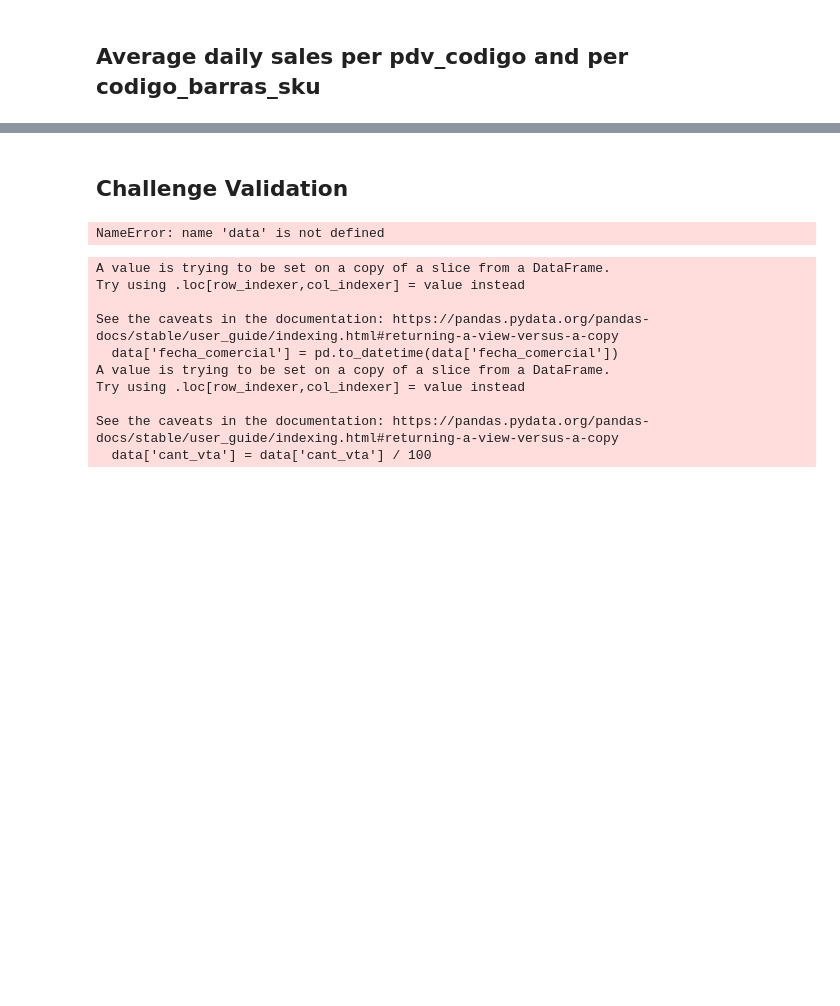
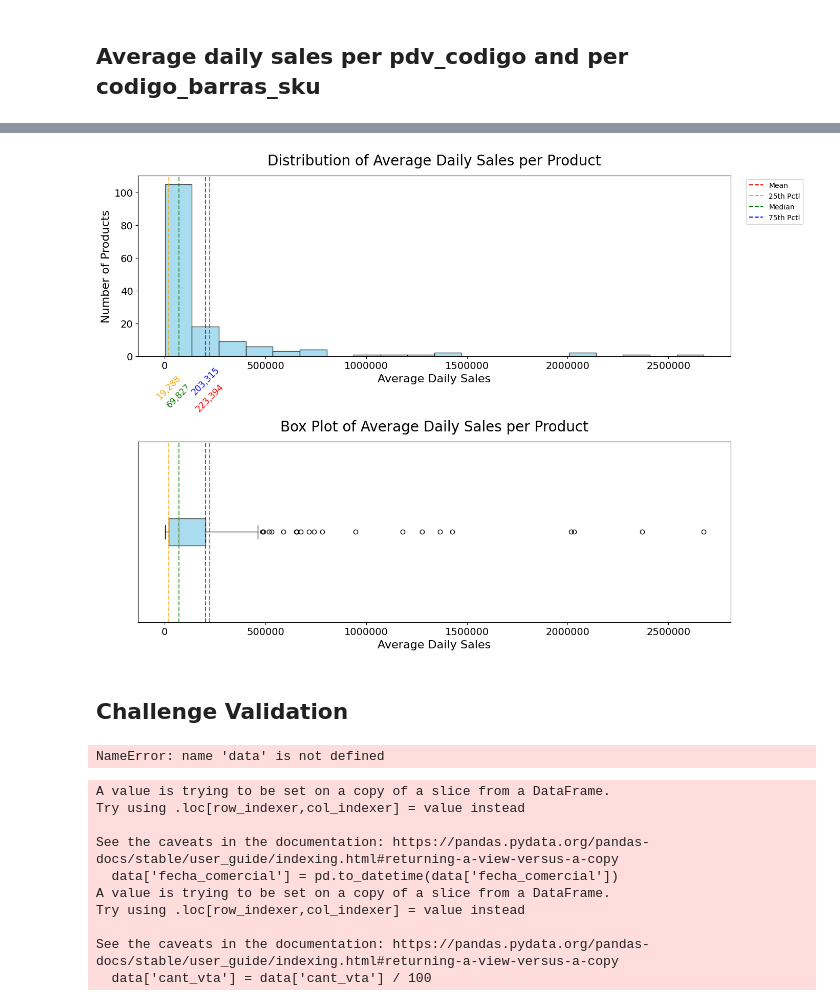
Before and after one commit to SantiagoRomanoOddone/MasterThesis, a Jupyter notebook: features/data_exploration.ipynb, the cells around one changed output, grey strips where cells are left out. Drawn from its saved outputs; the diff is of its cells as text; code cells hidden in the pictures; blank space fills up the shorter version.

```diff
--- a/features/data_exploration.ipynb
+++ b/features/data_exploration.ipynb
@@ -380,3 +382,100 @@ plt.show()
+# %%
+# -------------------------------------------
+# STEP 1: Prepare the data
+# -------------------------------------------
+
+# Group by product and date, sum sales
+grouped_sales = data.groupby(['codigo_barras_sku', 'fecha_comercial']).agg({
+    'cant_vta': 'sum'
+}).reset_index().rename(columns={'cant_vta': 'sum_cant_vta'})
+
+# Group by product to calculate mean daily sales
+mean_daily_sales = grouped_sales.groupby('codigo_barras_sku').agg({
+    'sum_cant_vta': 'mean'
+}).astype(int).reset_index().rename(columns={'sum_cant_vta': 'mean_cant_vta'})
+
+# Optional: Sort values
+mean_daily_sales = mean_daily_sales.sort_values(by='mean_cant_vta', ascending=False).reset_index(drop=True)
+
+# -------------------------------------------
+# STEP 2: Calculate statistics
+# -------------------------------------------
+
+mean_value = mean_daily_sales['mean_cant_vta'].mean().astype(int)
+percentile_25 = mean_daily_sales['mean_cant_vta'].quantile(0.25).astype(int)
+median_value = mean_daily_sales['mean_cant_vta'].quantile(0.5).astype(int)
+percentile_75 = mean_daily_sales['mean_cant_vta'].quantile(0.75).astype(int)
+
+# -------------------------------------------
+# STEP 3: Create the plots
+# -------------------------------------------
+
+fig, axs = plt.subplots(2, 1, figsize=(14, 10))
+plt.subplots_adjust(hspace=0.3)
+
+# Helper function for annotations
+def add_annotation(ax, x, y, text, color):
+    ax.text(x, y, text, color=color, ha='center', va='top',
+            rotation=45, fontsize=12, bbox=dict(facecolor='white', alpha=0.8, edgecolor='none'))
+
+# Lines to plot
+lines = [
+    (mean_value, 'red', 'Mean'),
+    (percentile_25, 'orange', '25th Pctl'),
+    (median_value, 'green', 'Median'),
+    (percentile_75, 'blue', '75th Pctl')
+]
+
+# HISTOGRAM
+hist = axs[0].hist(mean_daily_sales['mean_cant_vta'], bins=20,
+                  color='skyblue', edgecolor='black', alpha=0.7)
+axs[0].set_title('Distribution of Average Daily Sales per Product', pad=15, fontsize=20)
+axs[0].set_xlabel('Average Daily Sales', fontsize=16)
+axs[0].set_ylabel('Number of Products', fontsize=16)
+axs[0].tick_params(axis='both', labelsize=14)
+
+# Add vertical lines and annotations
+for x, color, label in lines:
+    axs[0].axvline(x, color=color, linestyle='--', alpha=0.7)
+
+    if label == 'Mean':
+        y_pos = -max(hist[0]) * 0.15
+    elif label == '25th Pctl':
+        y_pos = -max(hist[0]) * 0.1
+    elif label == 'Median':
+        y_pos = -max(hist[0]) * 0.15
+    else:
+        y_pos = -max(hist[0]) * 0.05
+
+    add_annotation(axs[0], x, y_pos, f'{x:,}', color)
+
+# Legend
+axs[0].legend([plt.Line2D([0], [0], color=c, linestyle='--') for _, c, _ in lines],
+              [l for _, _, l in lines],
+              bbox_to_anchor=(1.02, 1),
+              loc='upper left')
+
+# BOX PLOT
+box = axs[1].boxplot(mean_daily_sales['mean_cant_vta'], vert=False,
+                    patch_artist=True,
+                    boxprops=dict(facecolor='skyblue', alpha=0.7))
+axs[1].set_title('Box Plot of Average Daily Sales per Product', pad=15, fontsize=20)
+axs[1].set_xlabel('Average Daily Sales', fontsize=16)
+axs[1].tick_params(axis='both', labelsize=14)
+axs[1].set_yticks([])  # Remove the 1 on y-axis
+
+# Add vertical reference lines on boxplot
+for x, color, label in lines:
+    axs[1].axvline(x, color=color, linestyle='--', alpha=0.7)
+
+# Format x-axis to avoid scientific notation (e.g., 1e+06)
+axs[0].ticklabel_format(style='plain', axis='x')
+axs[1].ticklabel_format(style='plain', axis='x')
+
+plt.tight_layout()
+plt.show()
+# %% [output]
+[figure, added]
 # %% [markdown]
 ## Challenge Validation
 # %%
```
Also changed, not shown: parts of 13 cells of this notebook, 1 other file.
